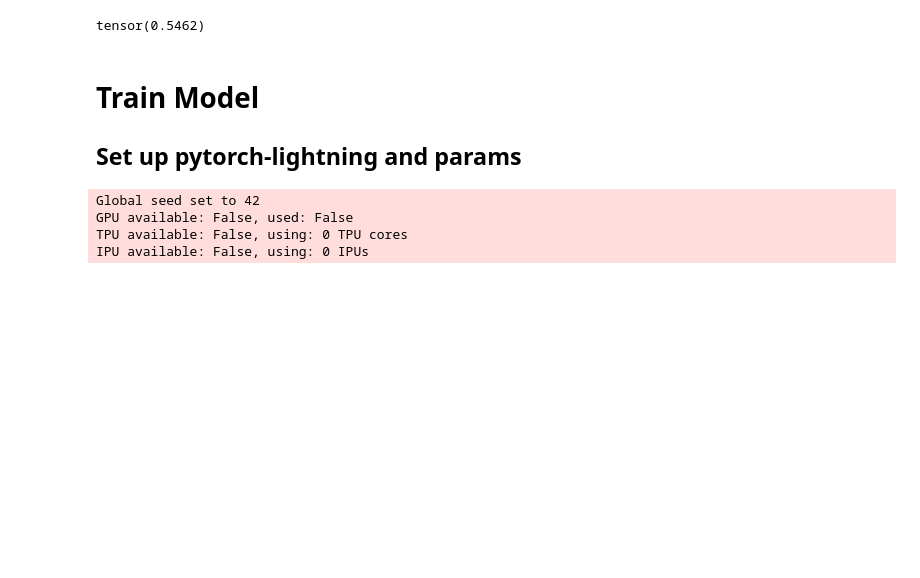
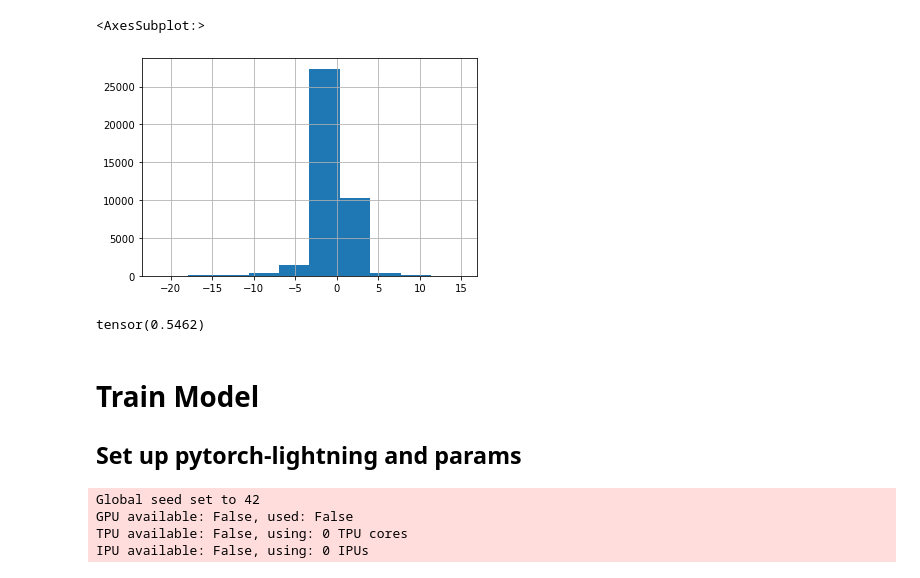
Before and after one commit to ckive/uexp, a Jupyter notebook: ue/experiments/dan/PYF_NBEATS_example_tutorial.ipynb, the cells around one changed output. Drawn from its saved outputs; the diff is of its cells as text; code cells hidden in the pictures; blank space fills up the shorter version.

```diff
--- a/ue/experiments/dan/PYF_NBEATS_example_tutorial.ipynb
+++ b/ue/experiments/dan/PYF_NBEATS_example_tutorial.ipynb
@@ -27,3 +36,8 @@ data.head()
+# %%
+data['value'].hist()
+# %% [output]
+<AxesSubplot:>
+[figure, added]
 # %%
 # create dataset and dataloaders
 max_encoder_length = 60
```
Also changed, not shown: parts of 9 cells of this notebook, 5 other files.
